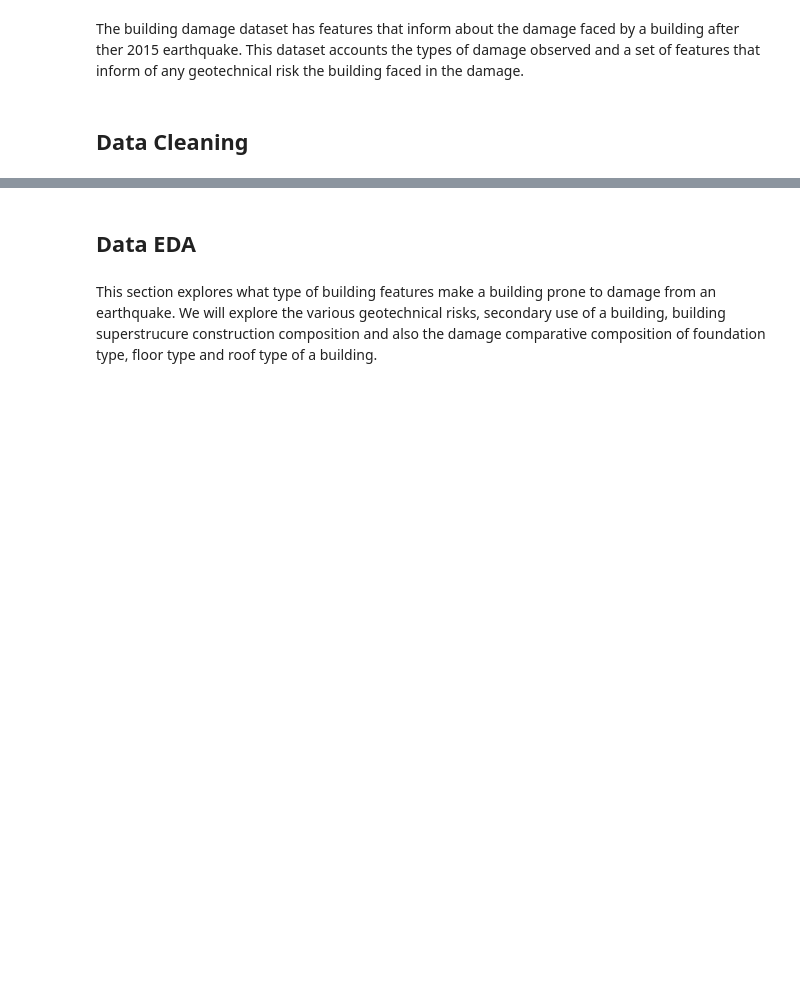
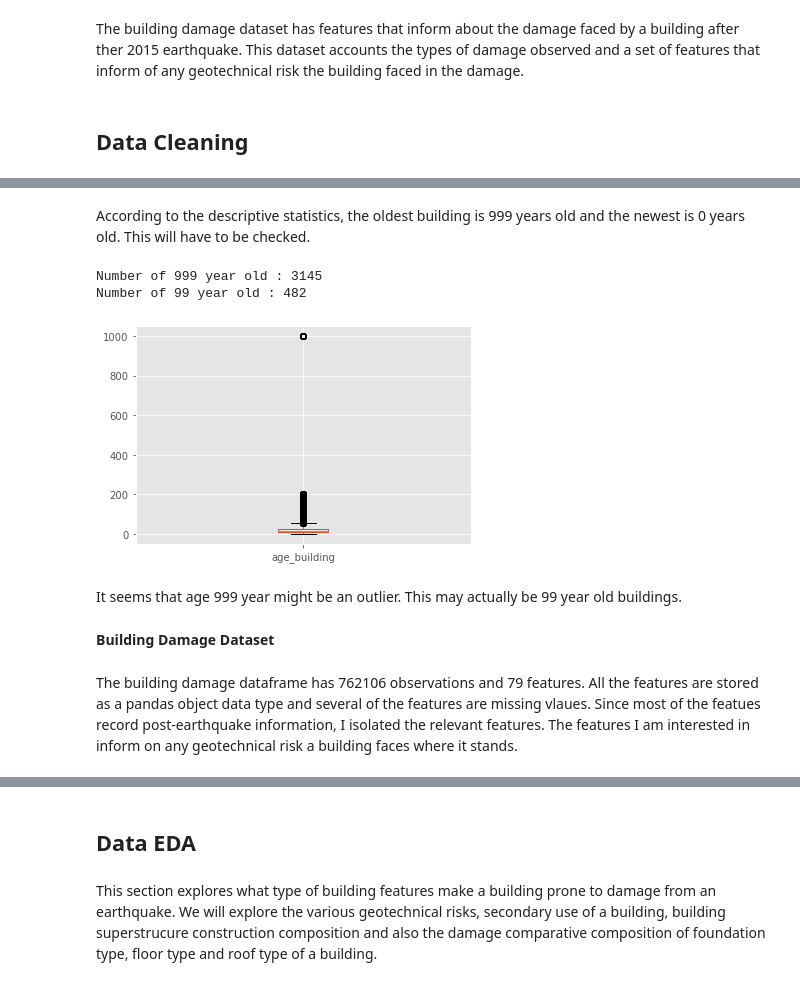
Before and after one commit to Yeshi341/structural_damage_from_earthquake, a Jupyter notebook: predicting_building_damage.ipynb, the cells around one changed output, grey strips where cells are left out. Cells and saved outputs as stored; diff of their text form; code cells hidden in the pictures; blank space fills up the shorter version.

```diff
--- a/predicting_building_damage.ipynb
+++ b/predicting_building_damage.ipynb
@@ -116,0 +187,2 @@ Here, we load the pickled cleaned dataset and move forward with the data eda and
+# %%
+building_structure_df['damage_grade'].values[building_structure_df['damage_grade'].isna()] = 'Grade 1'
@@ -116,0 +235,7 @@ Here, we load the pickled cleaned dataset and move forward with the data eda and
+# %%
+# Defining Target variable
+building_structure_df['target']= building_structure_df['damage_grade'].map({'Grade 1': 1,
+                                                                           'Grade 2': 1,
+                                                                           'Grade 3': 2,
+                                                                           'Grade 4': 3,
+                                                                           'Grade 5': 3})
@@ -116,0 +244,4 @@ Here, we load the pickled cleaned dataset and move forward with the data eda and
+# %%
+drop_list = ['damage_grade','count_floors_post_eq','condition_post_eq', 'height_ft_post_eq', 'technical_solution_proposed']
+# %%
+building_structure_df.drop(drop_list, axis=1, inplace=True)
@@ -116,0 +260,14 @@ Here, we load the pickled cleaned dataset and move forward with the data eda and
+# %% [markdown]
+According to the descriptive statistics, the oldest building is 999 years old and the newest is 0 years old. This will have to be checked.
+# %%
+print('Number of 999 year old :',building_structure_df.loc[building_structure_df['age_building']== 999]['age_building'].count())
+print('Number of 99 year old :',building_structure_df.loc[building_structure_df['age_building']== 99]['age_building'].count())
+# %% [output]
+Number of 999 year old : 3145
+Number of 99 year old : 482
+# %%
+building_structure_df['age_building'].plot(kind='box');
+# %% [output]
+[figure, added]
+# %% [markdown]
+It seems that age 999 year might be an outlier. This may actually be 99 year old buildings.
@@ -116,0 +276,2 @@ Here, we load the pickled cleaned dataset and move forward with the data eda and
+# %% [markdown]
+**Building Damage Dataset**
@@ -116,0 +281,2 @@ Here, we load the pickled cleaned dataset and move forward with the data eda and
+# %% [markdown]
+The building damage dataframe has 762106 observations and 79 features. All the features are stored as a pandas object data type and several of the features are missing vlaues. Since most of the featues record post-earthquake information, I isolated the relevant features. The features I am interested in inform on any geotechnical risk a building faces where it stands.
```
Also changed, not shown: parts of 71 cells of this notebook, 7 other files.
